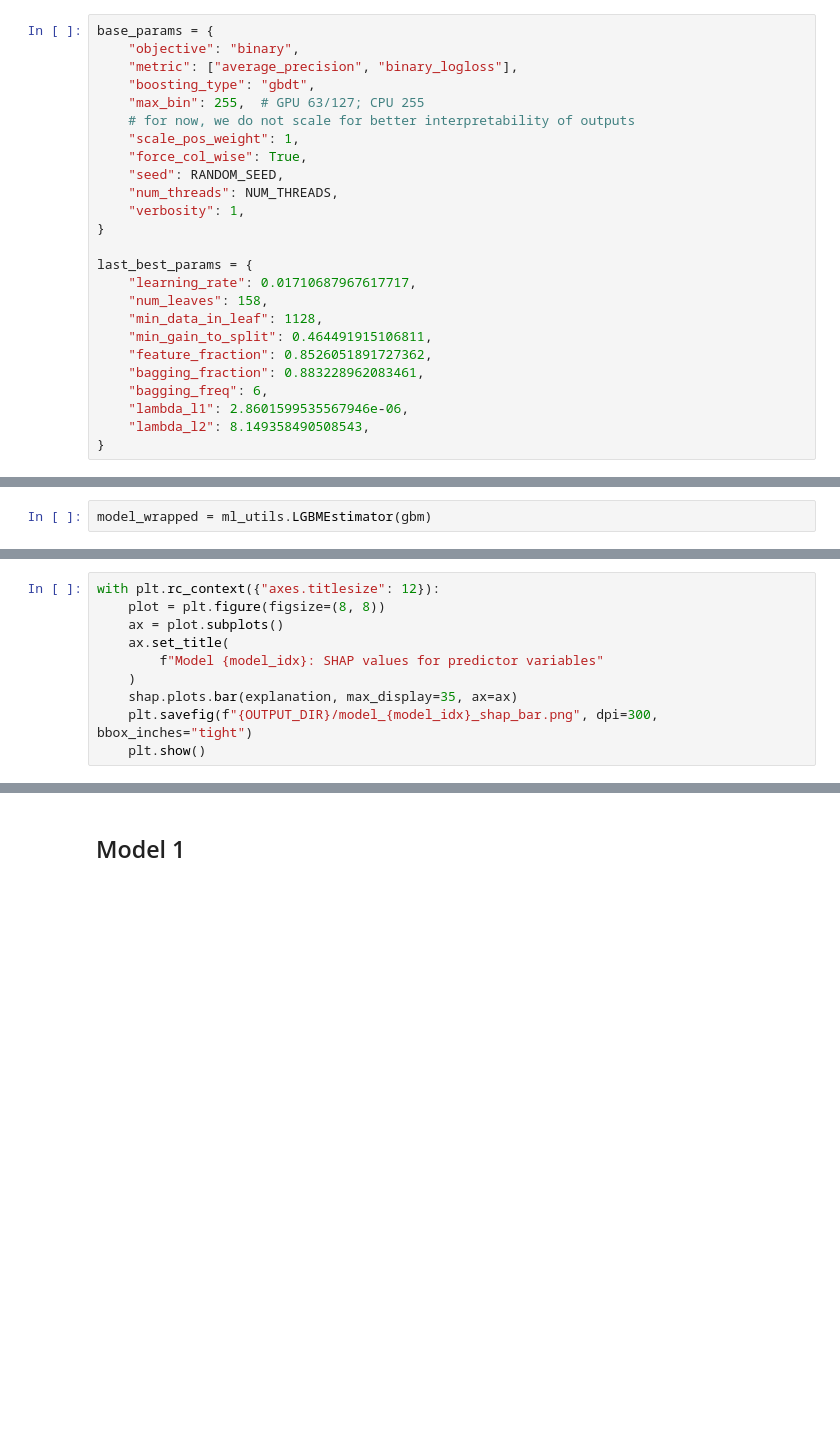
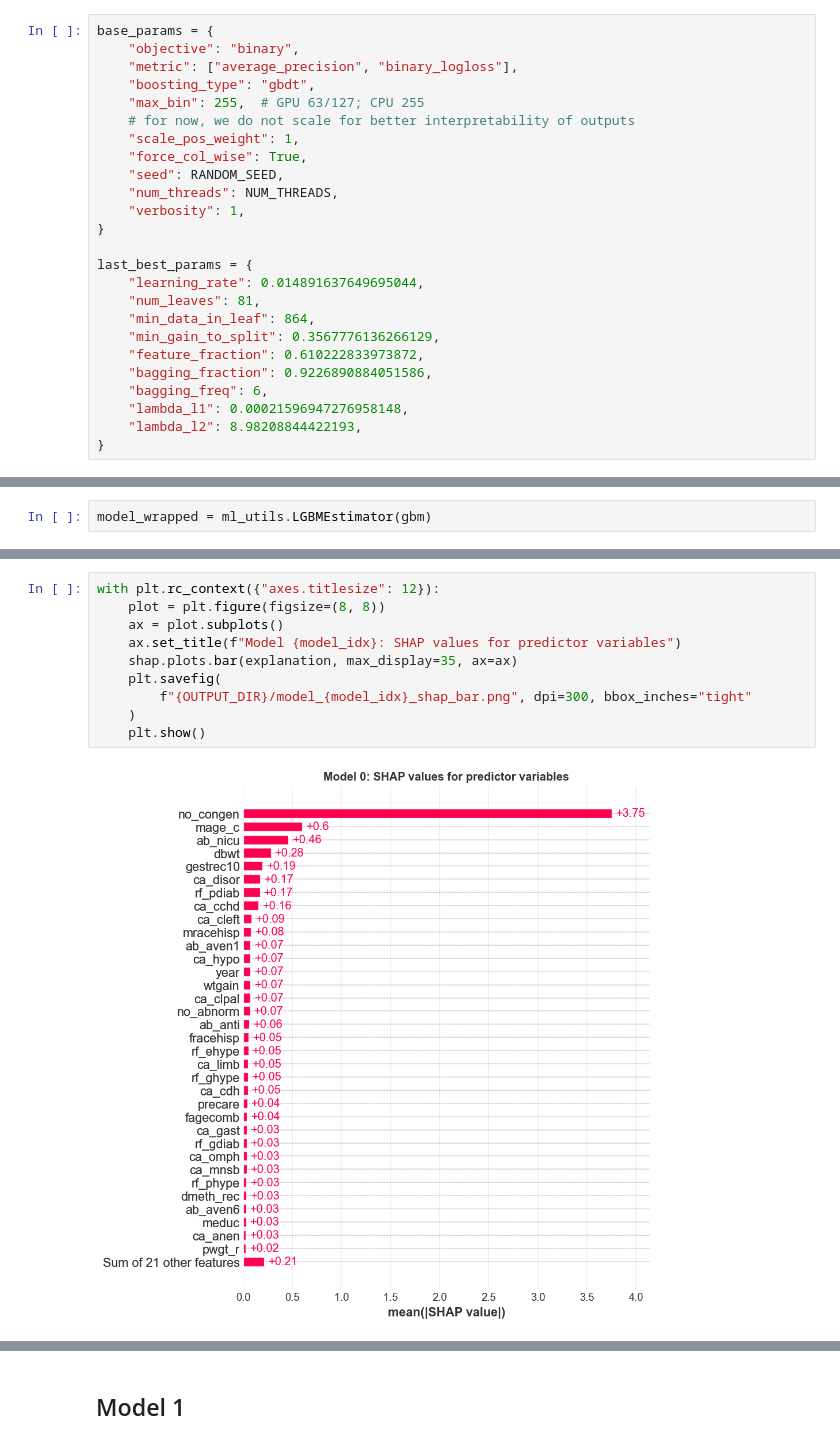
Before and after one commit to frankbuckley/ds-births-populations, a Jupyter notebook: projects/us-birth-certificates/0002-predictors.ipynb, the cells around one changed output, grey strips where cells are left out. Drawn from its saved outputs; the diff is of its cells as text; blank space fills up the shorter version.

```diff
--- a/projects/us-birth-certificates/0002-predictors.ipynb
+++ b/projects/us-birth-certificates/0002-predictors.ipynb
@@ -206,15 +232,15 @@ base_params = {
 }
 
 last_best_params = {
-    "learning_rate": 0.01710687967617717,
-    "num_leaves": 158,
-    "min_data_in_leaf": 1128,
-    "min_gain_to_split": 0.464491915106811,
-    "feature_fraction": 0.8526051891727362,
-    "bagging_fraction": 0.883228962083461,
+    "learning_rate": 0.014891637649695044,
+    "num_leaves": 81,
+    "min_data_in_leaf": 864,
+    "min_gain_to_split": 0.3567776136266129,
+    "feature_fraction": 0.610222833973872,
+    "bagging_fraction": 0.9226890884051586,
     "bagging_freq": 6,
-    "lambda_l1": 2.8601599535567946e-06,
-    "lambda_l2": 8.149358490508543,
+    "lambda_l1": 0.00021596947276958148,
+    "lambda_l2": 8.98208844422193,
 }
 # %% [markdown]
 ## Hyperparameter tuning
@@ -424,10 +633,12 @@ shap_importance["feature"].tolist()
 # %%
 with plt.rc_context({"axes.titlesize": 12}):
     plot = plt.figure(figsize=(8, 8))
     ax = plot.subplots()
-    ax.set_title(
-        f"Model {model_idx}: SHAP values for predictor variables"
+    ax.set_title(f"Model {model_idx}: SHAP values for predictor variables")
+    shap.plots.bar(explanation, max_display=35, ax=ax)
+    plt.savefig(
+        f"{OUTPUT_DIR}/model_{model_idx}_shap_bar.png", dpi=300, bbox_inches="tight"
     )
-    shap.plots.bar(explanation, max_display=35, ax=ax)
-    plt.savefig(f"{OUTPUT_DIR}/model_{model_idx}_shap_bar.png", dpi=300, bbox_inches="tight")
     plt.show()
+# %% [output]
+[figure, added]
```
Also changed, not shown: parts of 18 cells of this notebook.
